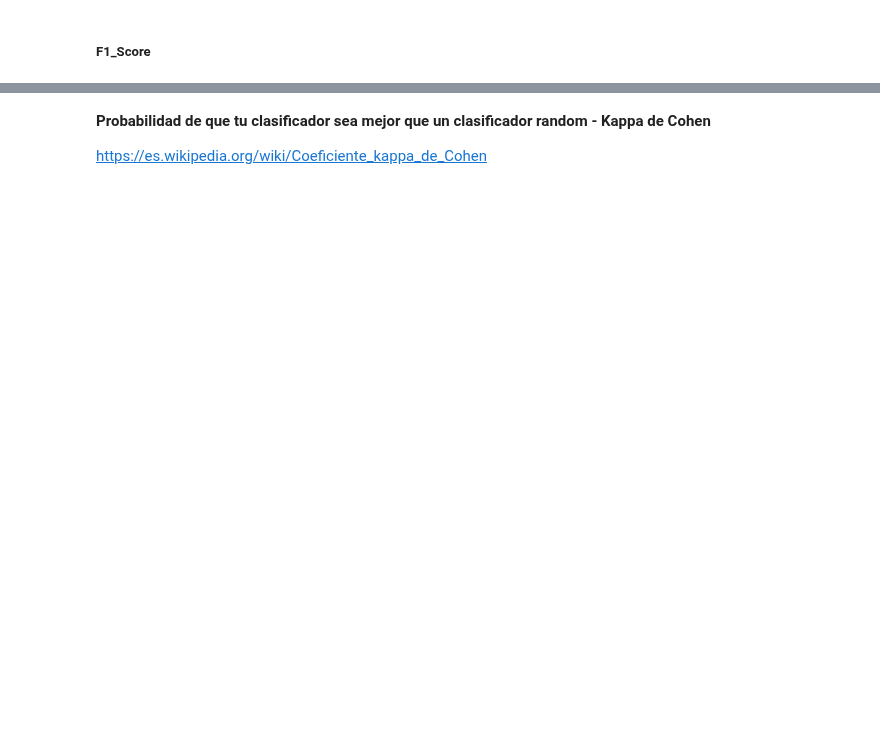
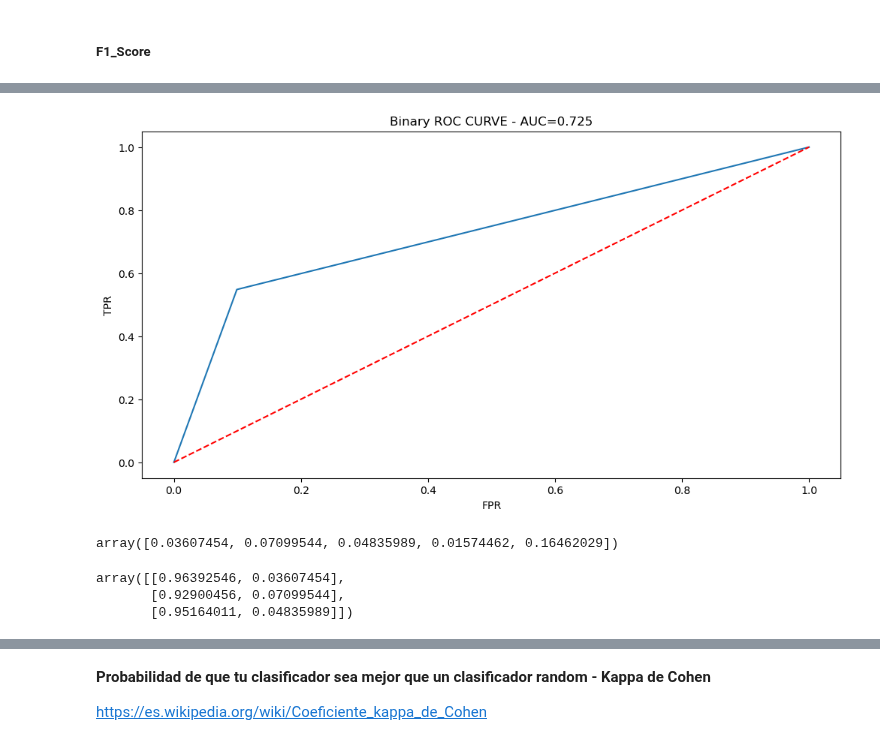
Before and after one commit to Ironhack-Data-Madrid-Julio-2023/apuntes_clase, a Jupyter notebook: semana_7/2.1 - Evaluacion Supervisado.ipynb, the cells around one changed output, grey strips where cells are left out. Saved outputs shown, nothing was run; the diff lists cells and outputs as text; code cells hidden in the pictures; blank space fills up the shorter version.

```diff
--- a/semana_7/2.1 - Evaluacion Supervisado.ipynb
+++ b/semana_7/2.1 - Evaluacion Supervisado.ipynb
@@ -91,0 +368,31 @@ pertenecen al intervalo (-$\infty$, 1]
+# %%
+plt.figure(figsize=(12, 6))
+
+fpr, tpr, _ = roc(y_test, y_pred_logreg)   # por esto esta mal pintao
+
+a=auc(y_test, y_pred_logreg)
+
+plt.plot(fpr, tpr)
+
+plt.plot(fpr, fpr, 'r--')
+
+plt.xlabel('FPR')
+plt.ylabel('TPR')
+
+plt.title('Binary ROC CURVE - AUC={:.3f}'.format(a))
+
+plt.show();
+# %% [output]
+[figure, added]
+# %%
+y_prob = logreg.predict_proba(X_test)[::, 1]
+
+y_prob[:5]
+# %% [output]
+array([0.03607454, 0.07099544, 0.04835989, 0.01574462, 0.16462029])
+# %%
+logreg.predict_proba(X_test)[:3]
+# %% [output]
+array([[0.96392546, 0.03607454],
+       [0.92900456, 0.07099544],
+       [0.95164011, 0.04835989]])
```
Also changed, not shown: parts of 52 cells of this notebook, 2 other files.
